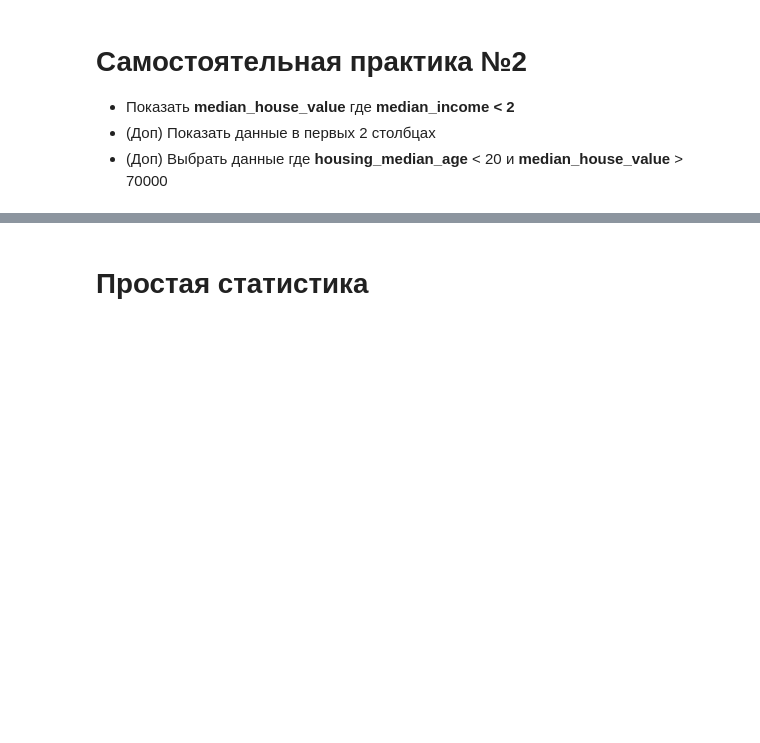
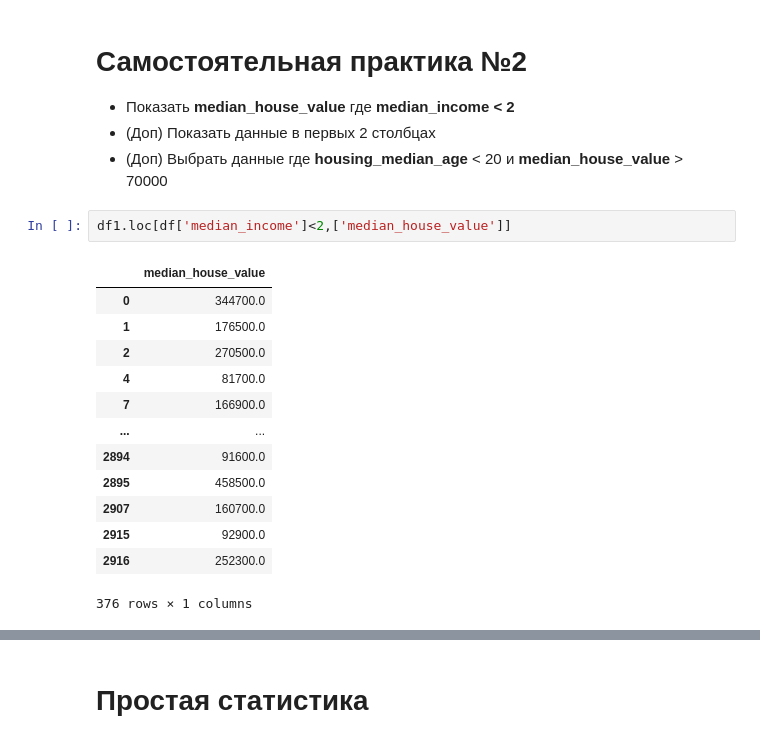
Before and after one commit to arukaff/Python, a Jupyter notebook: 11sem.ipynb, the cells around one changed output, grey strips where cells are left out. Cells and saved outputs as stored; diff of their text form; blank space fills up the shorter version.

```diff
--- a/11sem.ipynb
+++ b/11sem.ipynb
@@ -315,3 +347,19 @@ e  5   10
 *   Показать **median_house_value** где **median_income < 2**
 *   (Доп) Показать данные в первых 2 столбцах
 *   (Доп) Выбрать данные где **housing_median_age** < 20 и **median_house_value** > 70000
+# %%
+df1.loc[df['median_income']<2,['median_house_value']]
+# %% [output]
+|  | median_house_value |
+| 0 | 344700.0 |
+| 1 | 176500.0 |
+| 2 | 270500.0 |
+| 4 | 81700.0 |
+| 7 | 166900.0 |
+| ... | ... |
+| 2894 | 91600.0 |
+| 2895 | 458500.0 |
+| 2907 | 160700.0 |
+| 2915 | 92900.0 |
+| 2916 | 252300.0 |
+376 rows × 1 columns
```
Also changed, not shown: parts of 18 cells of this notebook.
